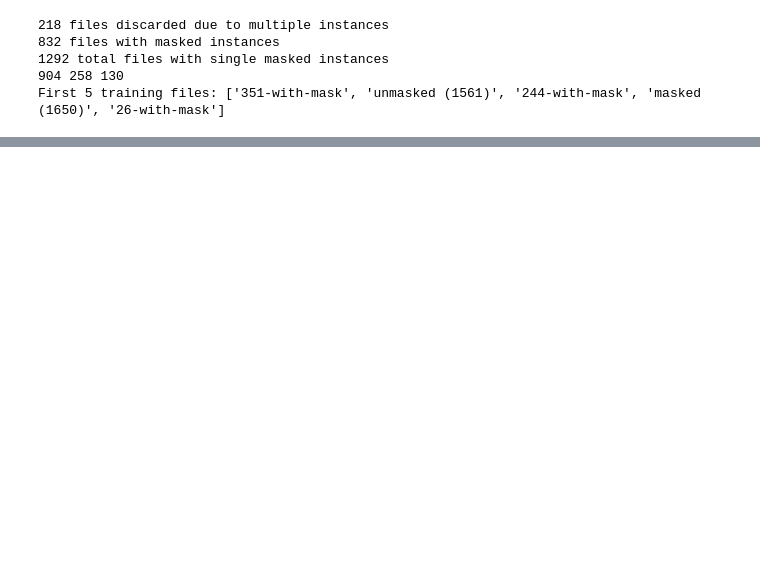
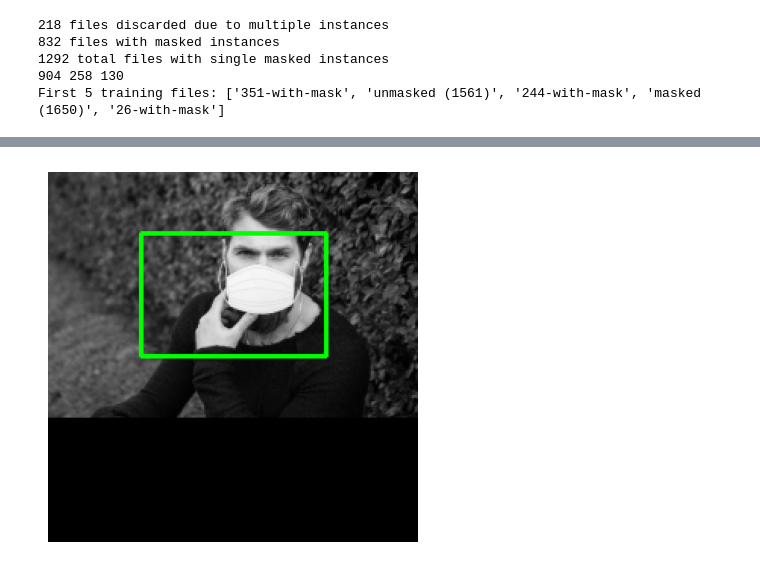
Before and after one commit to moyen-ahmed/Deep-learning, a Jupyter notebook: Building your own Object Detector from scratch using tensorflow.ipynb, the cells around one changed output, grey strips where cells are left out. Saved outputs shown, nothing was run; the diff lists cells and outputs as text; code cells hidden in the pictures; blank space fills up the shorter version.

```diff
--- a/Building your own Object Detector from scratch using tensorflow.ipynb
+++ b/Building your own Object Detector from scratch using tensorflow.ipynb
@@ -475,0 +541,94 @@ def format_image(img, box):
+# %%
+
+
+# Import the required libraries
+# ------------------------------------------------------------
+# `cv2` (imported as `cv`) is OpenCV — a popular computer vision library used
+# for image processing, reading/writing images, drawing shapes, etc.
+import cv2 as cv
+
+# `matplotlib.pyplot` (imported as `plt`) is used for displaying images
+# and plots inline (commonly used in notebooks and scripts for visualization).
+import matplotlib.pyplot as plt
+
+
+# ------------------------------------------------------------
+# Load an example image (grayscale)
+# ------------------------------------------------------------
+
+# Here, `image_files` is assumed to be a list of file paths to images.
+# We read the first image in grayscale mode.
+# `cv.IMREAD_GRAYSCALE` ensures the image has only one channel (0–255 intensity),
+# rather than three channels (BGR). This simplifies processing.
+temp_img = cv.imread(str(image_files[0]), cv.IMREAD_GRAYSCALE)
+
+# Check if the image was successfully loaded
+# (Optional but good practice — avoids later errors if the path is wrong)
+if temp_img is None:
+    raise FileNotFoundError(f"Could not load image: {image_files[0]}")
+
+# ------------------------------------------------------------
+# Define a temporary bounding box for testing
+# ------------------------------------------------------------
+
+# In YOLO format, a bounding box is defined as [x_center, y_center, width, height],
+# where each value is normalized (ranging from 0 to 1).
+# Here, we use a synthetic example: a box centered in the middle of the image (0.5,0.5)
+# and occupying half of the image width and height (0.5,0.5).
+temp_box = [0.5, 0.5, 0.5, 0.5]
+
+
+# ------------------------------------------------------------
+# Apply the formatting (resize + pad + adjust bounding box)
+# ------------------------------------------------------------
+
+# Call the `format_image()` function you defined earlier.
+# It resizes the image to a fixed square shape (input_size × input_size)
+# while keeping the aspect ratio, and adjusts the bounding box accordingly.
+temp_img_formated, box = format_image(temp_img, temp_box)
+
+
+# ------------------------------------------------------------
+# Convert grayscale image to color (BGR) for visualization
+# ------------------------------------------------------------
+
+# OpenCV’s `rectangle()` expects a color image when drawing colored boxes.
+# So we convert grayscale (1 channel) → BGR (3 channels).
+# The pixel intensities remain the same, but are copied across 3 channels.
+temp_color_img = cv.cvtColor(temp_img_formated, cv.COLOR_GRAY2BGR)
+
+
+# ------------------------------------------------------------
+# Draw the bounding box on the image
+# ------------------------------------------------------------
+
+# OpenCV’s `cv.rectangle()` draws a rectangle over an image.
+# Parameters:
+#  - First: the image to draw on.
+#  - Second: the top-left and bottom-right coordinates of the box.
+#  - Third: the color in BGR (here, (0,255,0) = green).
+#  - Fourth: the line thickness (here, 2 pixels).
+#
+# NOTE: Your `box` list is [x, y, w, h], so we compute bottom-right manually.
+x, y, w, h = box
+cv.rectangle(temp_color_img, (x, y), (x + w, y + h), (0, 255, 0), 2)
+
+
+# ------------------------------------------------------------
+# Display the image using matplotlib
+# ------------------------------------------------------------
+
+# Convert the color format from BGR (used by OpenCV) to RGB (used by matplotlib),
+# so the colors display correctly (otherwise green might appear blue, etc.).
+temp_color_img = cv.cvtColor(temp_color_img, cv.COLOR_BGR2RGB)
+
+# Display the image with the bounding box
+plt.imshow(temp_color_img)
+
+# Hide axis ticks and labels for a cleaner image view
+plt.axis('off')
+
+# Show the final image
+plt.show()
+# %% [output]
+[figure, added]
```
Also changed, not shown: parts of 4 cells of this notebook.
